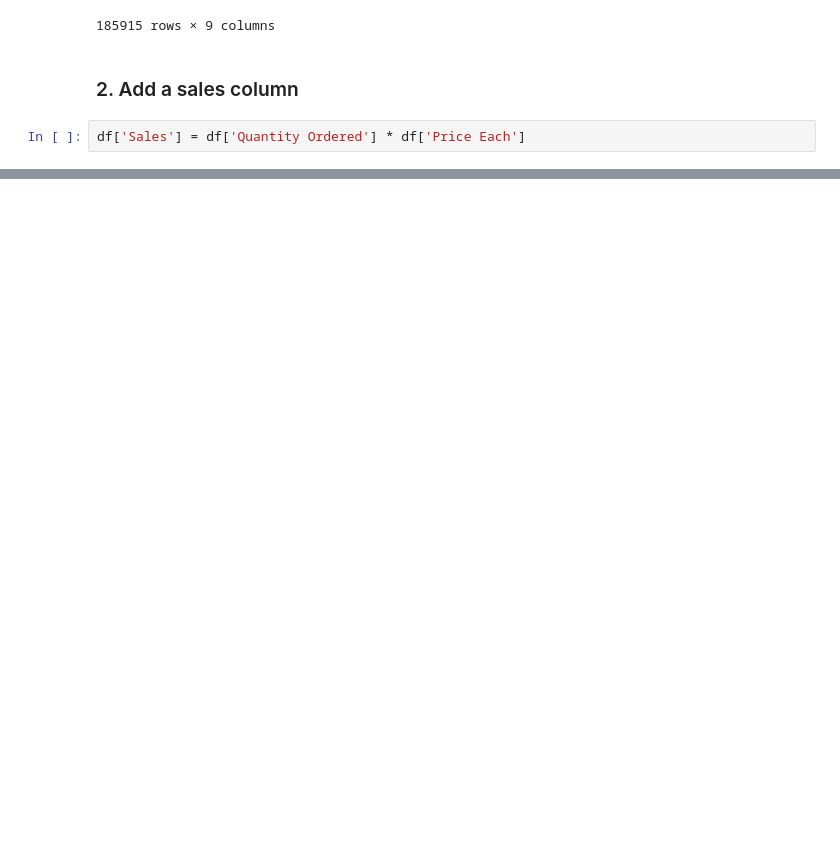
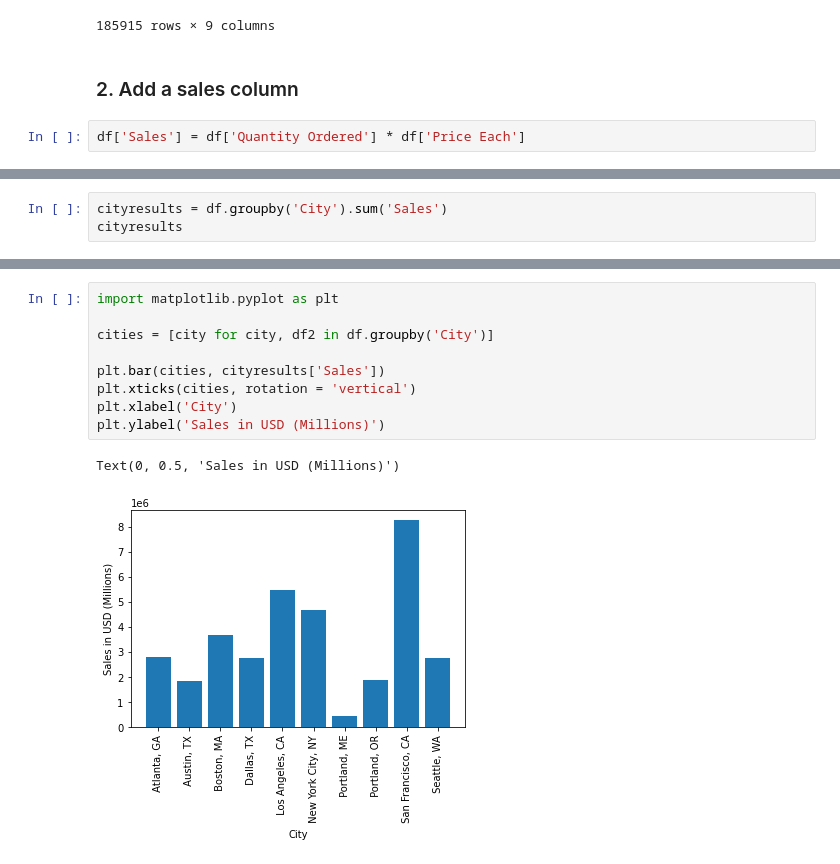
Before and after one commit to ethompson17/PythonSalesAnalysis, a Jupyter notebook: Sales Analysis.ipynb, the cells around one changed output, grey strips where cells are left out. Drawn from its saved outputs; the diff is of its cells as text; blank space fills up the shorter version.

```diff
--- a/Sales Analysis.ipynb
+++ b/Sales Analysis.ipynb
@@ -97,0 +147,3 @@ df['Sales'] = df['Quantity Ordered'] * df['Price Each']
+# %%
+cityresults = df.groupby('City').sum('Sales')
+cityresults
@@ -97,0 +163,12 @@ df['Sales'] = df['Quantity Ordered'] * df['Price Each']
+# %%
+import matplotlib.pyplot as plt
+
+cities = [city for city, df2 in df.groupby('City')]
+
+plt.bar(cities, cityresults['Sales'])
+plt.xticks(cities, rotation = 'vertical')
+plt.xlabel('City')
+plt.ylabel('Sales in USD (Millions)')
+# %% [output]
+Text(0, 0.5, 'Sales in USD (Millions)')
+[figure, added]
```
Also changed, not shown: parts of 11 cells of this notebook.
